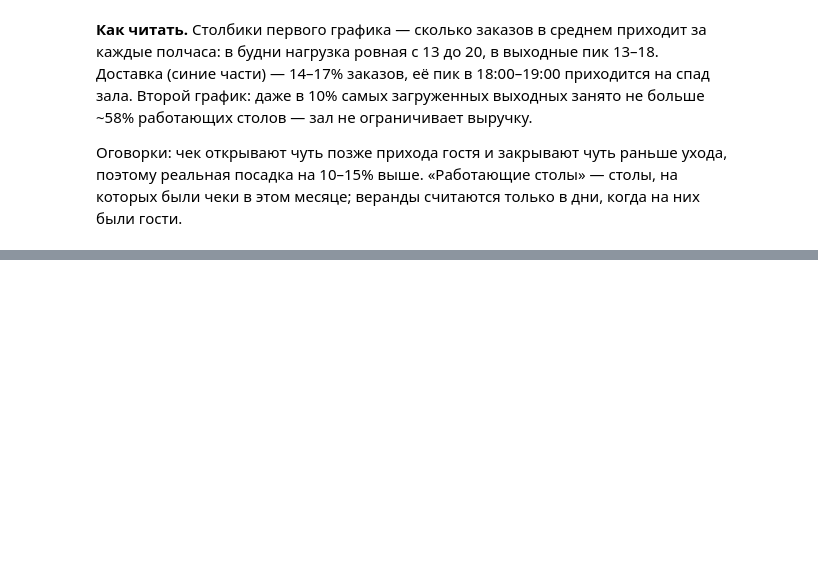
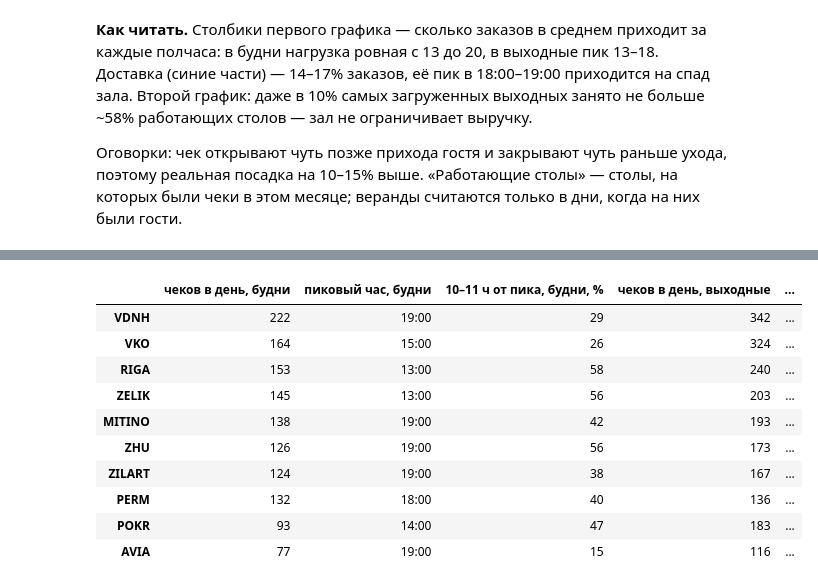
Before and after one commit to maximpavlogradskiy-max/deliverymaxxing, a Jupyter notebook: analysis/load_profile.ipynb, the cells around one changed output, grey strips where cells are left out. Drawn from its saved outputs; the diff is of its cells as text; code cells hidden in the pictures; blank space fills up the shorter version.

```diff
--- a/analysis/load_profile.ipynb
+++ b/analysis/load_profile.ipynb
@@ -101,0 +141,23 @@ plt.show()
+# %%
+def summary(rest):
+    out = {}
+    for weekend, name in DAYS.items():
+        d = r[(r["rest"] == rest) & (r["weekend"] == weekend)].set_index("hour")["checks"]
+        out[f"чеков в день, {name}"] = round(d.sum())
+        out[f"пиковый час, {name}"] = f"{d.idxmax()}:00"
+        out[f"10–11 ч от пика, {name}, %"] = round(d.loc[10] / d.max() * 100)
+    return out
+
+pd.DataFrame({rest: summary(rest) for rest in order}).T
+# %% [output]
+|  | чеков в день, будни | пиковый час, будни | 10–11 ч от пика, будни, % | чеков в день, выходные | ... |
+| VDNH | 222 | 19:00 | 29 | 342 | ... |
+| VKO | 164 | 15:00 | 26 | 324 | ... |
+| RIGA | 153 | 13:00 | 58 | 240 | ... |
+| ZELIK | 145 | 13:00 | 56 | 203 | ... |
+| MITINO | 138 | 19:00 | 42 | 193 | ... |
+| ZHU | 126 | 19:00 | 56 | 173 | ... |
+| ZILART | 124 | 19:00 | 38 | 167 | ... |
+| PERM | 132 | 18:00 | 40 | 136 | ... |
+| POKR | 93 | 14:00 | 47 | 183 | ... |
+| AVIA | 77 | 19:00 | 15 | 116 | ... |
```
Also changed, not shown: parts of 3 cells of this notebook, 1 other file.
